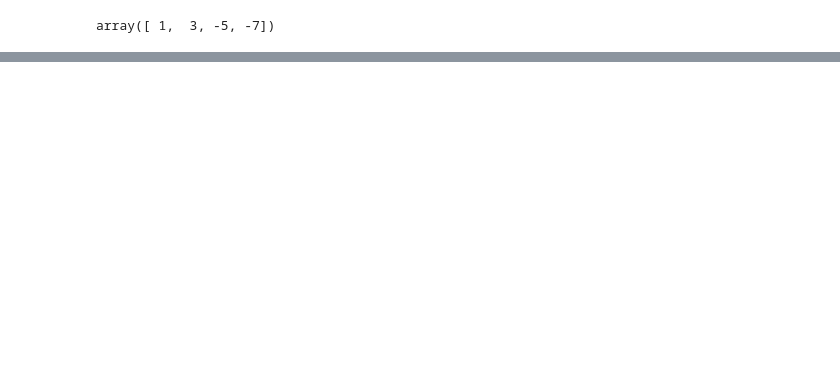
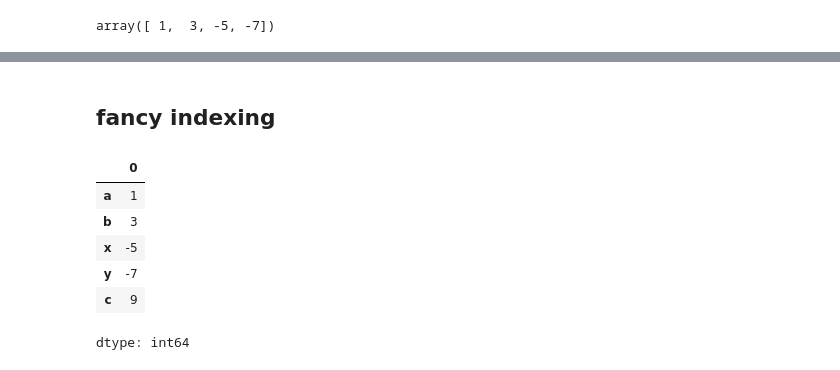
Before and after one commit to JakeOh/202504_itwill_oracle88, a Jupyter notebook: python18.ipynb, the cells around one changed output, grey strips where cells are left out. Saved outputs shown, nothing was run; the diff lists cells and outputs as text; code cells hidden in the pictures; blank space fills up the shorter version.

```diff
--- a/python18.ipynb
+++ b/python18.ipynb
@@ -46,0 +143,12 @@ array([ 1,  3, -5, -7])
+# %% [markdown]
+## fancy indexing
+# %%
+s2
+# %% [output]
+|  | 0 |
+| a | 1 |
+| b | 3 |
+| x | -5 |
+| y | -7 |
+| c | 9 |
+dtype: int64
```
Also changed, not shown: parts of 23 cells of this notebook.
